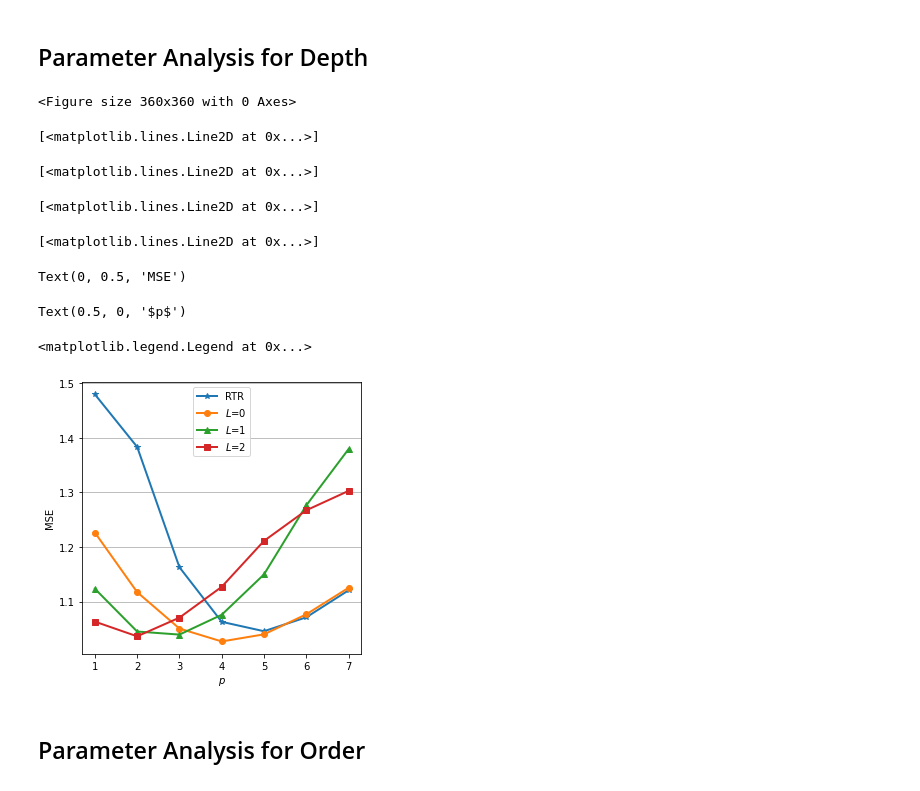
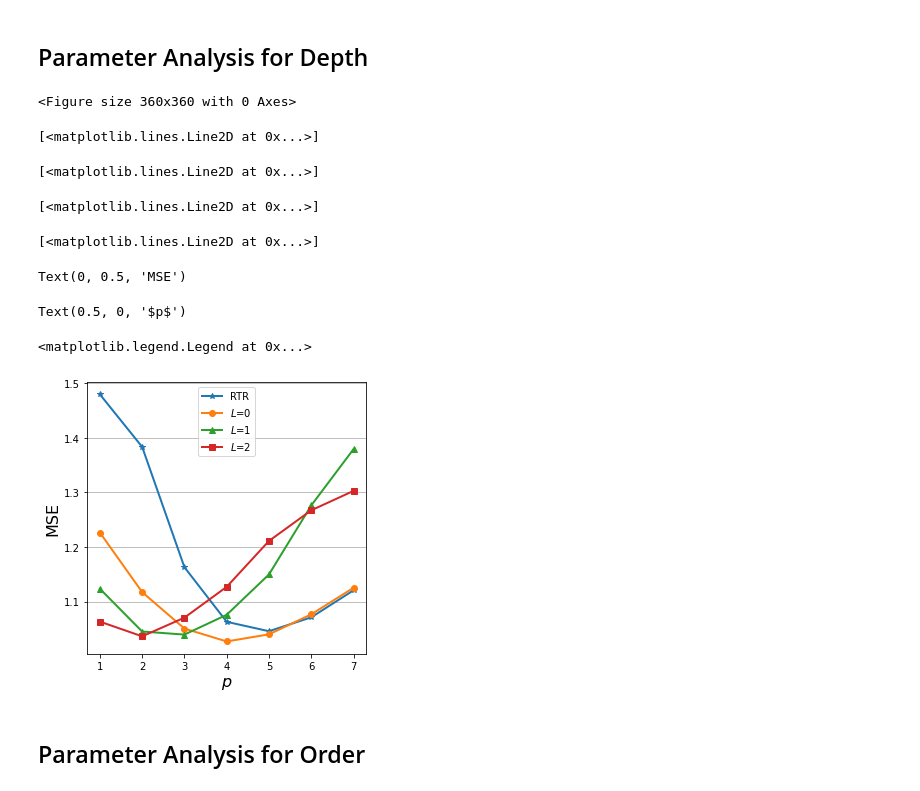
Before and after one commit to Karlmyh/RTER, a Jupyter notebook: plot.ipynb, the cells around one changed output. Saved outputs shown, nothing was run; the diff lists cells and outputs as text; code cells hidden in the pictures.

```diff
--- a/plot.ipynb
+++ b/plot.ipynb
@@ -720,36 +720,36 @@ dfp = df.groupby(by=["max_depth","order"]).agg('mean').reset_index()
 plt.figure(figsize=(5,5))
 x = dfp['max_depth'][dfp["order"]=="-1"]
 y = dfp['MSE'][dfp["order"]=="-1"]
 plt.plot(x,y+0.015,linewidth=2,label='RTR',marker = "*")
 
 x = dfp['max_depth'][dfp["order"]=="0"]
 y = dfp['MSE'][dfp["order"]=="0"]
 plt.plot(x,y,linewidth=2,label=r'$L$=0',marker = "o")
 
 x = dfp['max_depth'][dfp["order"]=="1"]
 y = dfp['MSE'][dfp["order"]=="1"]
 plt.plot(x,y,linewidth=2,label=r'$L$=1',marker = "^")
 
 x = dfp['max_depth'][dfp["order"]=="2"]
 y = dfp['MSE'][dfp["order"]=="2"]
 plt.plot(x,y,linewidth=2,label=r'$L$=2',marker = "s")
 
 
-plt.ylabel("MSE")
-plt.xlabel(r"$p$")
+plt.ylabel("MSE",fontsize=16)
+plt.xlabel(r"$p$",fontsize=16)
 plt.legend()
 plt.grid(axis='y')
 plt.savefig("./results/plot/RTER_depth.pdf",bbox_inches="tight")
 # %% [output]
 <Figure size 360x360 with 0 Axes>
 [<matplotlib.lines.Line2D at 0x...>]
 [<matplotlib.lines.Line2D at 0x...>]
 [<matplotlib.lines.Line2D at 0x...>]
 [<matplotlib.lines.Line2D at 0x...>]
 Text(0, 0.5, 'MSE')
 Text(0.5, 0, '$p$')
 <matplotlib.legend.Legend at 0x...>
-[figure, old version]
+[figure, new version]
 # %% [markdown]
 ## Parameter Analysis for Order
 # %%
```
Also changed, not shown: parts of 1 cell of this notebook, 2 other files.
